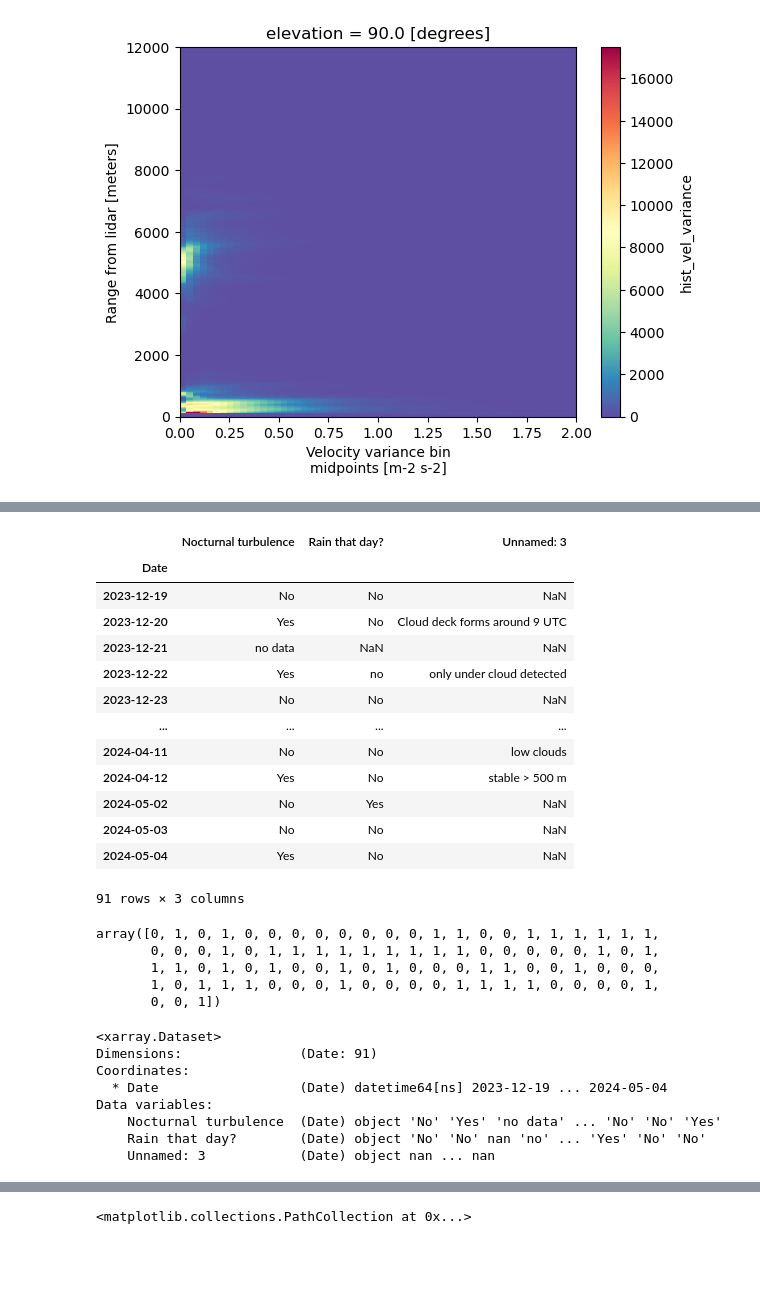
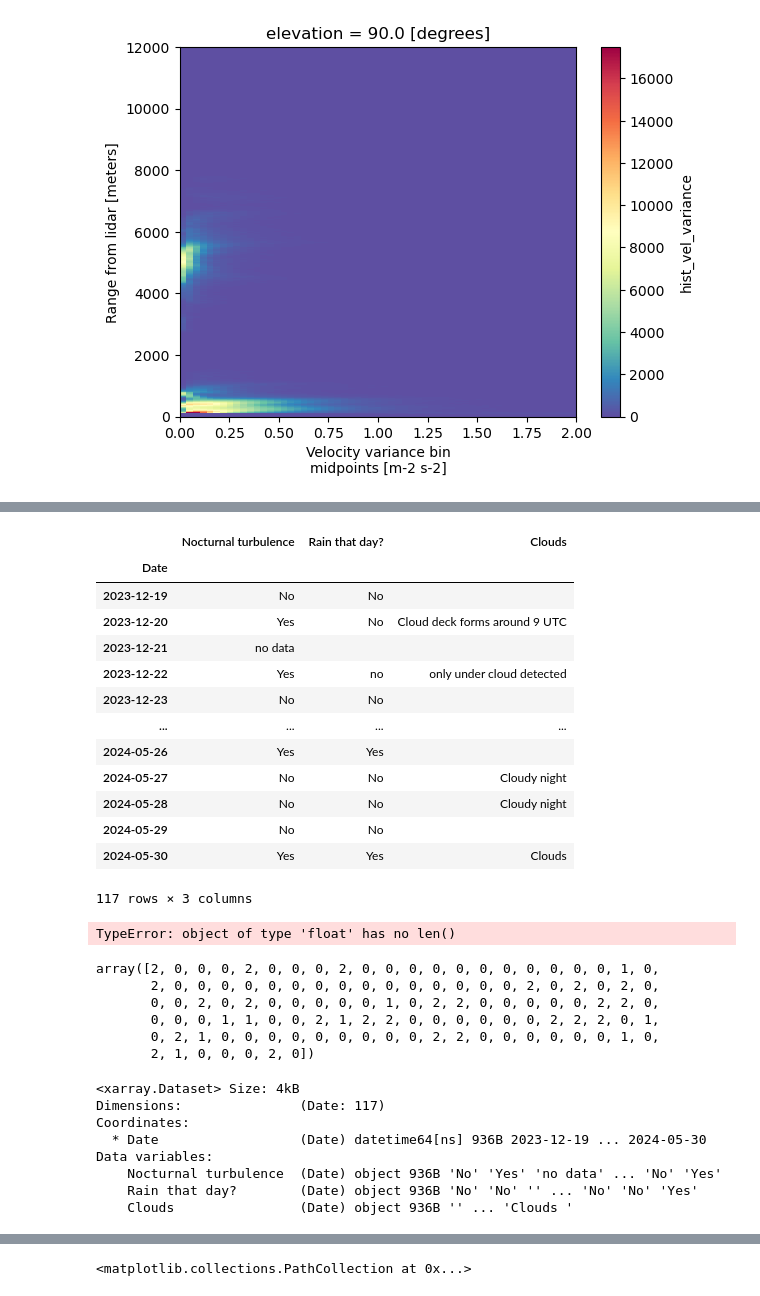
Before and after one commit to rcjackson/wfip3, a Jupyter notebook: notebooks/Lidar_w_pdfs.ipynb, the cells around one changed output, grey strips where cells are left out. Saved outputs shown, nothing was run; the diff lists cells and outputs as text; code cells hidden in the pictures; blank space fills up the shorter version.

```diff
--- a/notebooks/Lidar_w_pdfs.ipynb
+++ b/notebooks/Lidar_w_pdfs.ipynb
@@ -267,45 +282,56 @@ Data variables:
 # %%
 ## Get list of nocturnal turbulence events
 events_list = pd.read_csv('https://docs.google.com/spreadsheets/d/e/2PACX-1vTnIf4gb65iX3ceZYMFKsuzIKHmjKVbMNBVsL_1K3o4qDaPJf8Rs_KQA7iQbfKX5DAFLw4aQl2Lc7iq/pub?output=csv',
-                          parse_dates=True, index_col='Date')
+                          parse_dates=True, index_col='Date').fillna("")
 events_list
 # %% [output]
-|  | Nocturnal turbulence | Rain that day? | Unnamed: 3 |
+|  | Nocturnal turbulence | Rain that day? | Clouds |
 | Date |  |  |  |
-| 2023-12-19 | No | No | NaN |
+| 2023-12-19 | No | No |  |
 | 2023-12-20 | Yes | No | Cloud deck forms around 9 UTC |
-| 2023-12-21 | no data | NaN | NaN |
+| 2023-12-21 | no data |  |  |
 | 2023-12-22 | Yes | no | only under cloud detected |
-| 2023-12-23 | No | No | NaN |
+| 2023-12-23 | No | No |  |
 | ... | ... | ... | ... |
-| 2024-04-11 | No | No | low clouds |
-| 2024-04-12 | Yes | No | stable > 500 m |
-| 2024-05-02 | No | Yes | NaN |
-| 2024-05-03 | No | No | NaN |
-| 2024-05-04 | Yes | No | NaN |
+| 2024-05-26 | Yes | Yes |  |
+| 2024-05-27 | No | No | Cloudy night |
+| 2024-05-28 | No | No | Cloudy night |
+| 2024-05-29 | No | No |  |
+| 2024-05-30 | Yes | Yes | Clouds |
-91 rows × 3 columns
+117 rows × 3 columns
+# %%
+events_list["Clouds"].values[-2]
+# %% [output]
+TypeError: object of type 'float' has no len()
 # %%
-turb_event = events_list["Nocturnal turbulence"].values == "Yes"
+turb_event = np.logical_and(events_list["Nocturnal turbulence"].values == "Yes",
+                            events_list["Rain that day?"].values == "No")
+turb_event = np.logical_and(turb_event, events_list["Clouds"].values == "")
+non_turb_event =  np.logical_and(events_list["Nocturnal turbulence"].values == "No",
+                            events_list["Rain that day?"].values == "No")
+non_turb_event = np.logical_and(non_turb_event, events_list["Clouds"].values == "")
 turb_event = np.where(turb_event, 1, 0)
+turb_event[non_turb_event == 1] = 2
 turb_event
 # %% [output]
-array([0, 1, 0, 1, 0, 0, 0, 0, 0, 0, 0, 0, 1, 1, 0, 0, 1, 1, 1, 1, 1, 1,
-       0, 0, 0, 1, 0, 1, 1, 1, 1, 1, 1, 1, 1, 1, 0, 0, 0, 0, 0, 1, 0, 1,
-       1, 1, 0, 1, 0, 1, 0, 0, 1, 0, 1, 0, 0, 0, 1, 1, 0, 0, 1, 0, 0, 0,
-       1, 0, 1, 1, 1, 0, 0, 0, 1, 0, 0, 0, 0, 1, 1, 1, 1, 0, 0, 0, 0, 1,
-       0, 0, 1])
+array([2, 0, 0, 0, 2, 0, 0, 0, 2, 0, 0, 0, 0, 0, 0, 0, 0, 0, 0, 0, 1, 0,
+       2, 0, 0, 0, 0, 0, 0, 0, 0, 0, 0, 0, 0, 0, 0, 0, 2, 0, 2, 0, 2, 0,
+       0, 0, 2, 0, 2, 0, 0, 0, 0, 0, 1, 0, 2, 2, 0, 0, 0, 0, 0, 2, 2, 0,
+       0, 0, 0, 1, 1, 0, 0, 2, 1, 2, 2, 0, 0, 0, 0, 0, 0, 2, 2, 2, 0, 1,
+       0, 2, 1, 0, 0, 0, 0, 0, 0, 0, 0, 0, 2, 2, 0, 0, 0, 0, 0, 0, 1, 0,
+       2, 1, 0, 0, 0, 2, 0])
 # %%
 events_ds = events_list.to_xarray()
 events_ds
 # %% [output]
-<xarray.Dataset>
-Dimensions:               (Date: 91)
+<xarray.Dataset> Size: 4kB
+Dimensions:               (Date: 117)
 Coordinates:
-  * Date                  (Date) datetime64[ns] 2023-12-19 ... 2024-05-04
+  * Date                  (Date) datetime64[ns] 936B 2023-12-19 ... 2024-05-30
 Data variables:
-    Nocturnal turbulence  (Date) object 'No' 'Yes' 'no data' ... 'No' 'No' 'Yes'
-    Rain that day?        (Date) object 'No' 'No' nan 'no' ... 'Yes' 'No' 'No'
-    Unnamed: 3            (Date) object nan ... nan
+    Nocturnal turbulence  (Date) object 936B 'No' 'Yes' 'no data' ... 'No' 'Yes'
+    Rain that day?        (Date) object 936B 'No' 'No' '' ... 'No' 'No' 'Yes'
+    Clouds                (Date) object 936B '' ... 'Clouds '
 # %%
 events_ds['turb_event'] = ('Date', turb_event)
 events_ds
```
Also changed, not shown: parts of 29 cells of this notebook, 28 other files.
